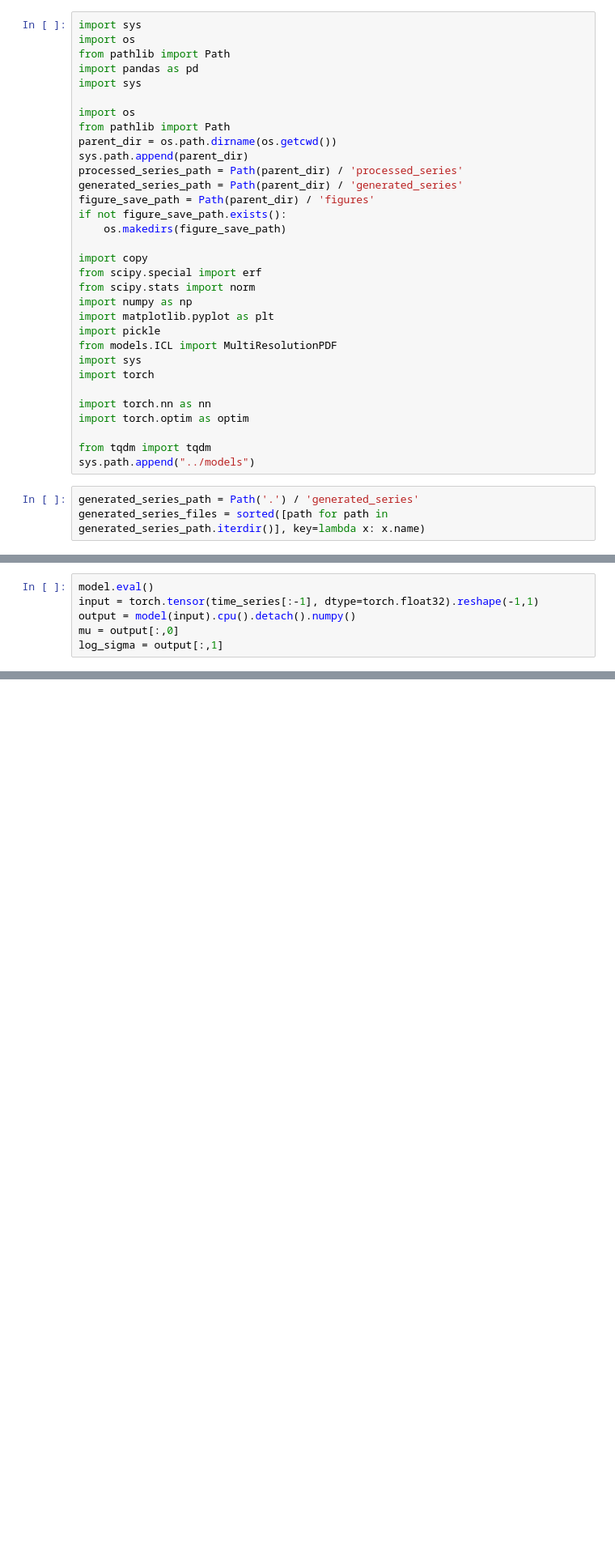
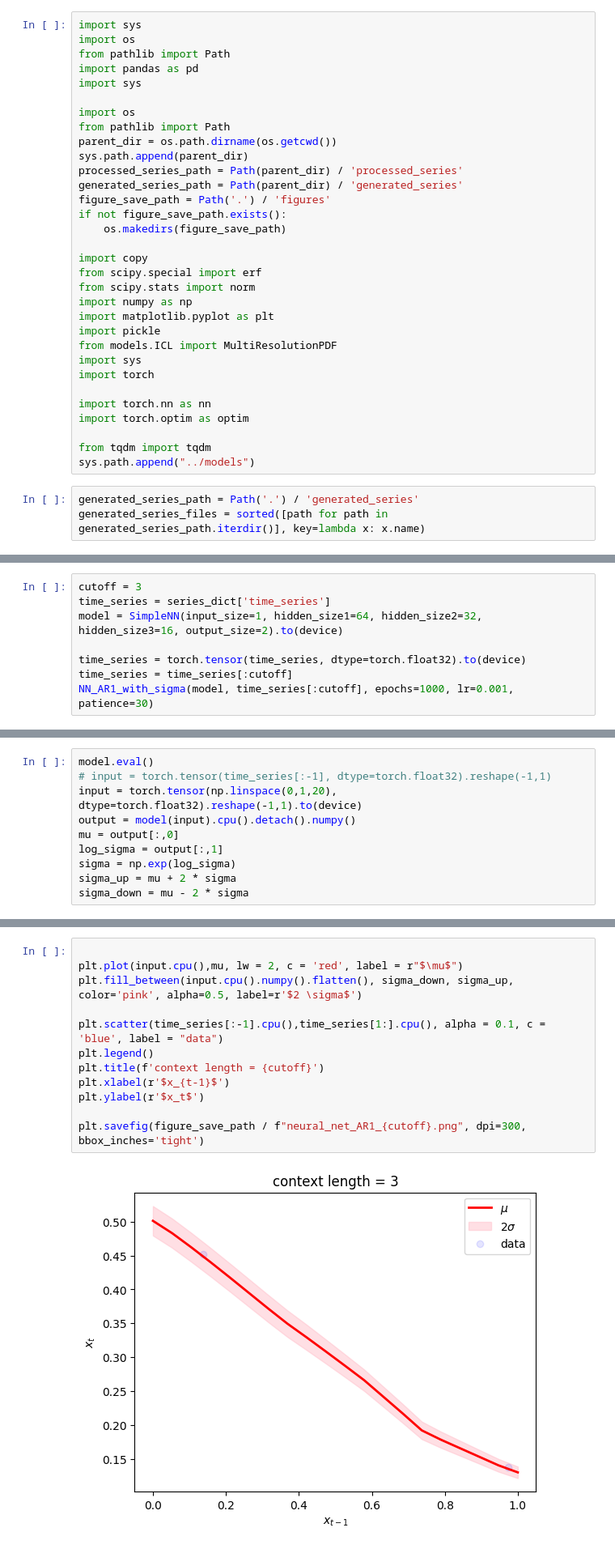
Before and after one commit to AntonioLiu97/llmICL, a Jupyter notebook: NN_AR1_exp.ipynb, the cells around one changed output, grey strips where cells are left out. Shown at 81% size. Saved outputs shown, nothing was run; the diff lists cells and outputs as text; blank space fills up the shorter version.

```diff
--- a/NN_AR1_exp.ipynb
+++ b/NN_AR1_exp.ipynb
@@ -11,7 +11,7 @@ parent_dir = os.path.dirname(os.getcwd())
 sys.path.append(parent_dir)
 processed_series_path = Path(parent_dir) / 'processed_series'
 generated_series_path = Path(parent_dir) / 'generated_series'
-figure_save_path = Path(parent_dir) / 'figures'
+figure_save_path = Path('.') / 'figures'
 if not figure_save_path.exists():
     os.makedirs(figure_save_path)
 
@@ -137,0 +114,8 @@ Epoch [670/1000], Loss: -3.1274
+# %%
+cutoff = 3
+time_series = series_dict['time_series']
+model = SimpleNN(input_size=1, hidden_size1=64, hidden_size2=32, hidden_size3=16, output_size=2).to(device)
+
+time_series = torch.tensor(time_series, dtype=torch.float32).to(device)
+time_series = time_series[:cutoff]
+NN_AR1_with_sigma(model, time_series[:cutoff], epochs=1000, lr=0.001, patience=30)
@@ -138,6 +141,10 @@ Epoch [670/1000], Loss: -3.1274
 # %%
 model.eval()
-input = torch.tensor(time_series[:-1], dtype=torch.float32).reshape(-1,1)
+# input = torch.tensor(time_series[:-1], dtype=torch.float32).reshape(-1,1)
+input = torch.tensor(np.linspace(0,1,20), dtype=torch.float32).reshape(-1,1).to(device)
 output = model(input).cpu().detach().numpy()
 mu = output[:,0]
 log_sigma = output[:,1]
+sigma = np.exp(log_sigma)
+sigma_up = mu + 2 * sigma
+sigma_down = mu - 2 * sigma
@@ -150,0 +151,14 @@ plt.scatter(time_series[:-1].cpu(),np.exp(log_sigma)*10 , s=5)
+# %%
+
+plt.plot(input.cpu(),mu, lw = 2, c = 'red', label = r"$\mu$")
+plt.fill_between(input.cpu().numpy().flatten(), sigma_down, sigma_up, color='pink', alpha=0.5, label=r'$2 \sigma$')
+
+plt.scatter(time_series[:-1].cpu(),time_series[1:].cpu(), alpha = 0.1, c = 'blue', label = "data")
+plt.legend()
+plt.title(f'context length = {cutoff}')
+plt.xlabel(r'$x_{t-1}$')
+plt.ylabel(r'$x_t$')
+
+plt.savefig(figure_save_path / f"neural_net_AR1_{cutoff}.png", dpi=300, bbox_inches='tight')
+# %% [output]
+[figure, added]
```
Also changed, not shown: parts of 8 cells of this notebook, 7 other files.
